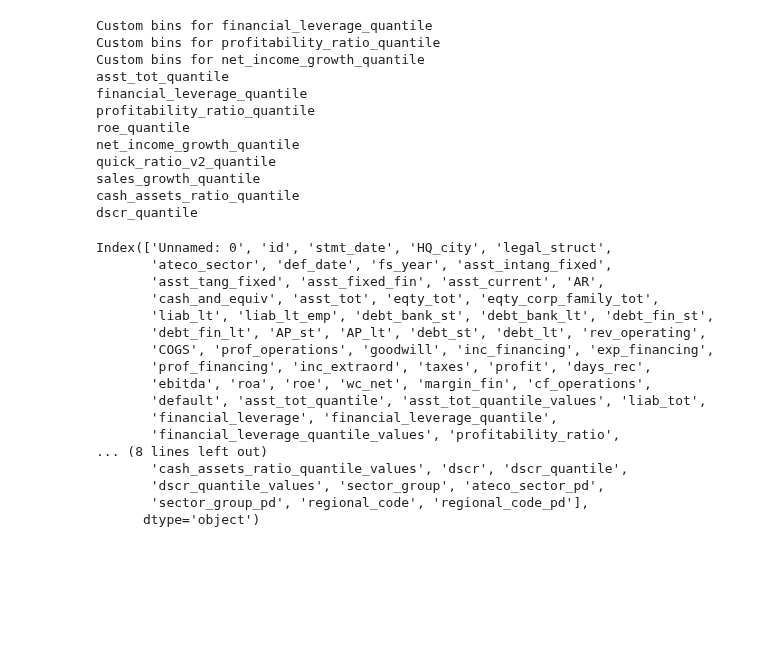
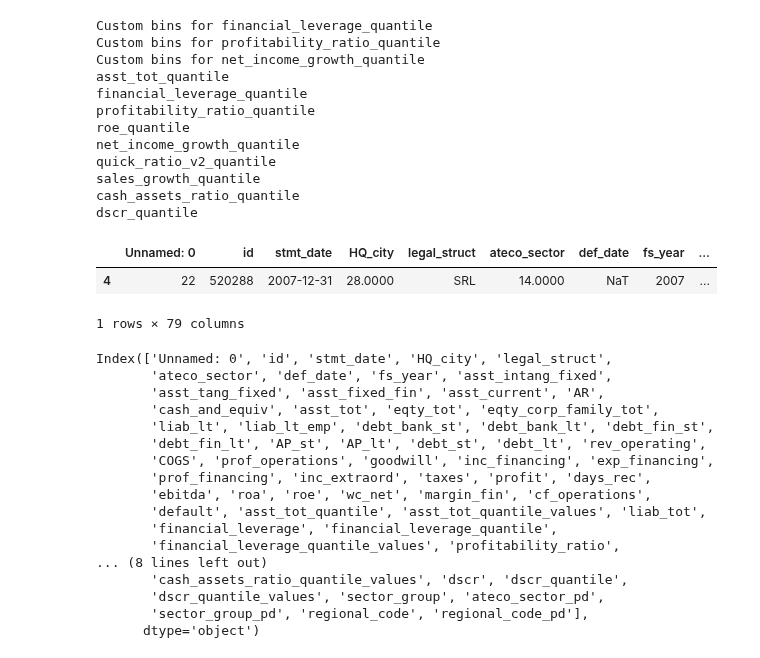
Before and after one commit to Juanroalvarado/ml-finance-credit-default, a Jupyter notebook: processing/Preproc-Function-Harness.ipynb, the cells around one changed output. Saved outputs shown, nothing was run; the diff lists cells and outputs as text; code cells hidden in the pictures; blank space fills up the shorter version.

```diff
--- a/processing/Preproc-Function-Harness.ipynb
+++ b/processing/Preproc-Function-Harness.ipynb
@@ -515,5 +518,9 @@ dscr_quantile
 # %%
-# test_processed
+test_processed.head(1)
+# %% [output]
+|  | Unnamed: 0 | id | stmt_date | HQ_city | legal_struct | ateco_sector | def_date | fs_year | ... |
+| 4 | 22 | 520288 | 2007-12-31 | 28.0000 | SRL | 14.0000 | NaT | 2007 | ... |
+1 rows × 79 columns
 # %%
 test_processed.columns
 # %% [output]
```
Also changed, not shown: parts of 5 cells of this notebook.
